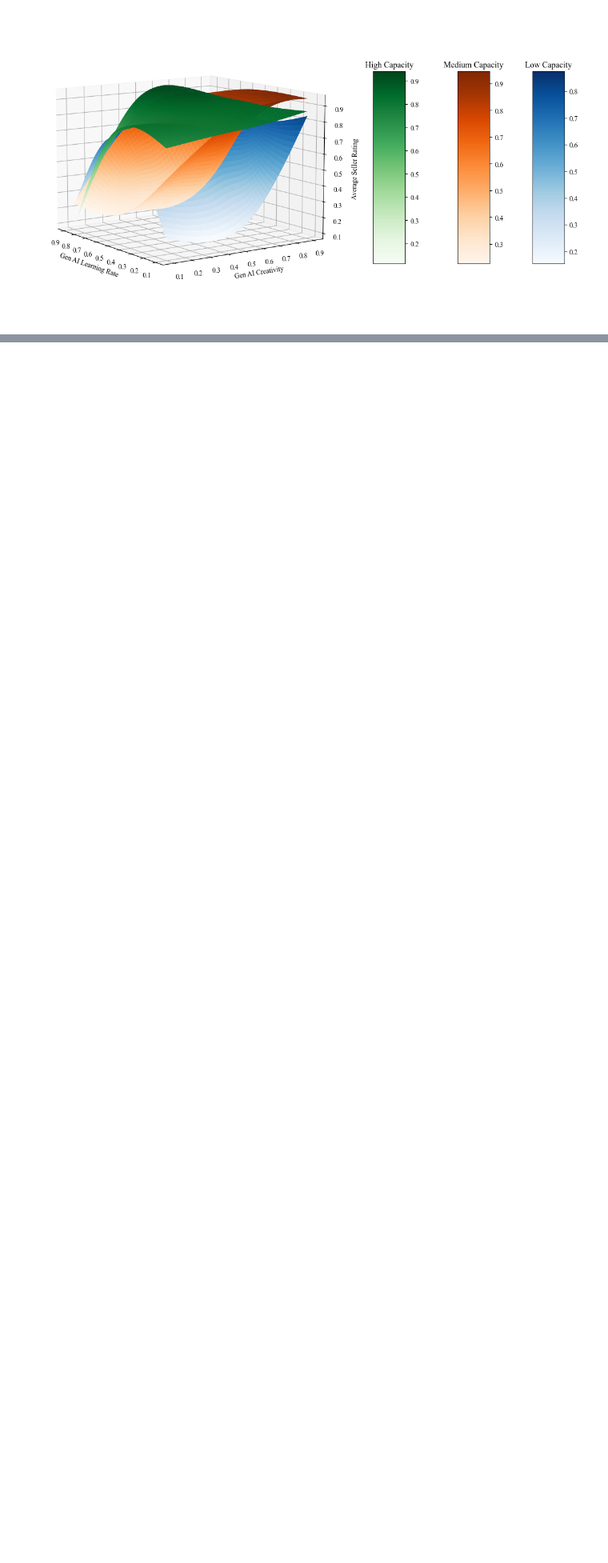
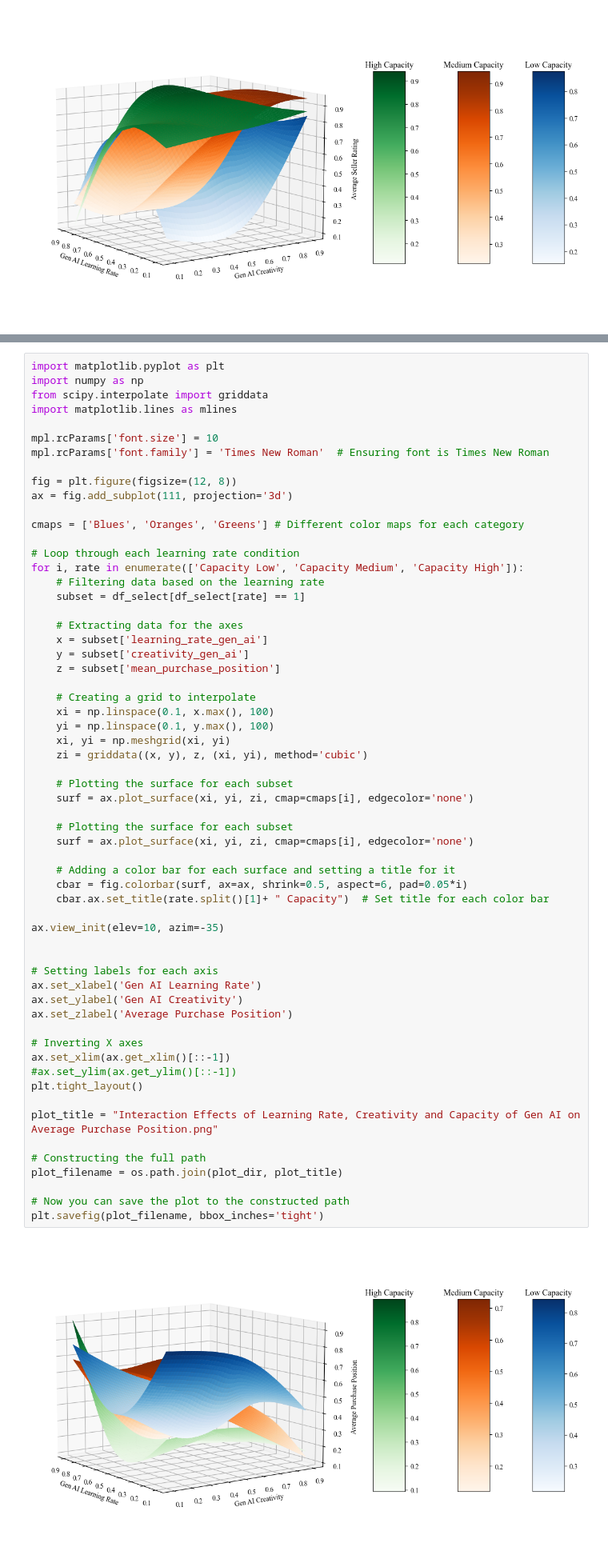
Before and after one commit to SecJiahui/GenAI_Customer, a Jupyter notebook: GenAI_Customer/combined_simulation_robustness_test_aic_comparison_(full set).ipynb, the cells around one changed output, grey strips where cells are left out. Shown at 80% size. Drawn from its saved outputs; the diff is of its cells as text; blank space fills up the shorter version.

```diff
--- a/GenAI_Customer/combined_simulation_robustness_test_aic_comparison_(full set).ipynb
+++ b/GenAI_Customer/combined_simulation_robustness_test_aic_comparison_(full set).ipynb
@@ -708,3 +710,65 @@ plt.savefig(plot_filename, bbox_inches='tight')
+# %%
+import matplotlib.pyplot as plt
+import numpy as np
+from scipy.interpolate import griddata
+import matplotlib.lines as mlines
+
+mpl.rcParams['font.size'] = 10
+mpl.rcParams['font.family'] = 'Times New Roman'  # Ensuring font is Times New Roman
+
+fig = plt.figure(figsize=(12, 8))
+ax = fig.add_subplot(111, projection='3d')
+
+cmaps = ['Blues', 'Oranges', 'Greens'] # Different color maps for each category
+
+# Loop through each learning rate condition
+for i, rate in enumerate(['Capacity Low', 'Capacity Medium', 'Capacity High']):
+    # Filtering data based on the learning rate
+    subset = df_select[df_select[rate] == 1]
+
+    # Extracting data for the axes
+    x = subset['learning_rate_gen_ai']
+    y = subset['creativity_gen_ai']
+    z = subset['mean_purchase_position']
+
+    # Creating a grid to interpolate
+    xi = np.linspace(0.1, x.max(), 100)
+    yi = np.linspace(0.1, y.max(), 100)
+    xi, yi = np.meshgrid(xi, yi)
+    zi = griddata((x, y), z, (xi, yi), method='cubic')
+
+    # Plotting the surface for each subset
+    surf = ax.plot_surface(xi, yi, zi, cmap=cmaps[i], edgecolor='none')
+
+    # Plotting the surface for each subset
+    surf = ax.plot_surface(xi, yi, zi, cmap=cmaps[i], edgecolor='none')
+
+    # Adding a color bar for each surface and setting a title for it
+    cbar = fig.colorbar(surf, ax=ax, shrink=0.5, aspect=6, pad=0.05*i)
+    cbar.ax.set_title(rate.split()[1]+ " Capacity")  # Set title for each color bar
+
+ax.view_init(elev=10, azim=-35)
+
+
+# Setting labels for each axis
+ax.set_xlabel('Gen AI Learning Rate')
+ax.set_ylabel('Gen AI Creativity')
+ax.set_zlabel('Average Purchase Position')
+
+# Inverting X axes
+ax.set_xlim(ax.get_xlim()[::-1])
+#ax.set_ylim(ax.get_ylim()[::-1])
+plt.tight_layout()
+
+plot_title = "Interaction Effects of Learning Rate, Creativity and Capacity of Gen AI on Average Purchase Position.png"
+
+# Constructing the full path
+plot_filename = os.path.join(plot_dir, plot_title)
+
+# Now you can save the plot to the constructed path
+plt.savefig(plot_filename, bbox_inches='tight')
+# %% [output]
+[figure, added]
 # %% [markdown]
 # Independent Effects of Learning Rate
 # %%
```
Also changed, not shown: parts of 9 cells of this notebook, 7 other files.
